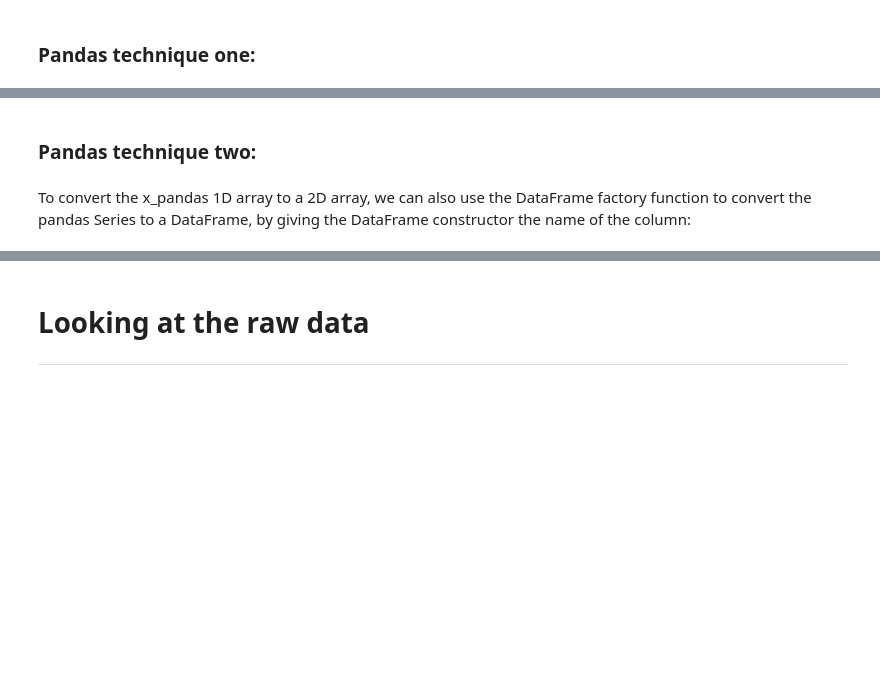
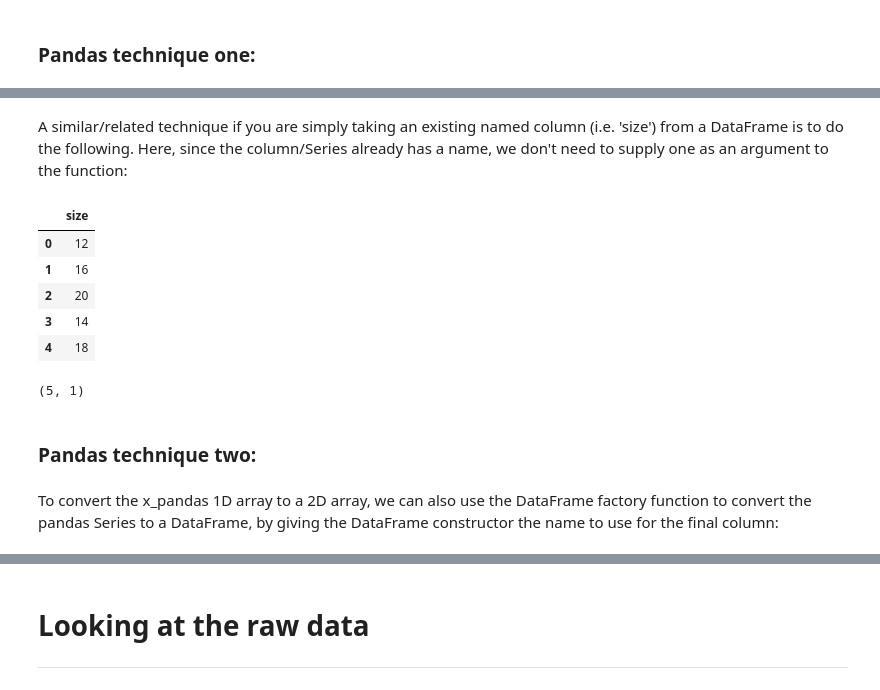
Before and after one commit to chalmerlowe/machine_learning, a Jupyter notebook: 02_data_handling/02_data_handling.ipynb, the cells around one changed output, grey strips where cells are left out. Drawn from its saved outputs; the diff is of its cells as text; code cells hidden in the pictures; blank space fills up the shorter version.

Commit message:
update to data handling

```diff
--- a/02_data_handling/02_data_handling.ipynb
+++ b/02_data_handling/02_data_handling.ipynb
@@ -170,7 +200,29 @@ X_pandas_one.shape
+# %% [markdown]
+A similar/related technique if you are simply taking an existing named column (i.e. 'size') from a DataFrame is to do the following. Here, since the column/Series already has a name, we don't need to supply one as an argument to the function:
+# %%
+df = pd.DataFrame([[12, 2.95],
+                   [16, 3.65],
+                   [20, 4.15],
+                   [14, 3.25],
+                   [18, 4.20]], columns=['size', 'cost'])
+
+X_pandas_one_a = df['size'].to_frame()
+X_pandas_one_a
+# %% [output]
+|  | size |
+| 0 | 12 |
+| 1 | 16 |
+| 2 | 20 |
+| 3 | 14 |
+| 4 | 18 |
+# %%
+X_pandas_one_a.shape
+# %% [output]
+(5, 1)
 # %% [markdown]
 ### Pandas technique two:
 # %% [markdown]
-To convert the x_pandas 1D array to a 2D array, we can also use the DataFrame factory function to convert the pandas Series to a DataFrame, by giving the DataFrame constructor the name of the column:
+To convert the x_pandas 1D array to a 2D array, we can also use the DataFrame factory function to convert the pandas Series to a DataFrame, by giving the DataFrame constructor the name to use for the final column:
 # %%
 X_pandas_two = pd.DataFrame(x_pandas, columns=['size'])
 # %%
```
Also changed, not shown: parts of 53 cells of this notebook.
